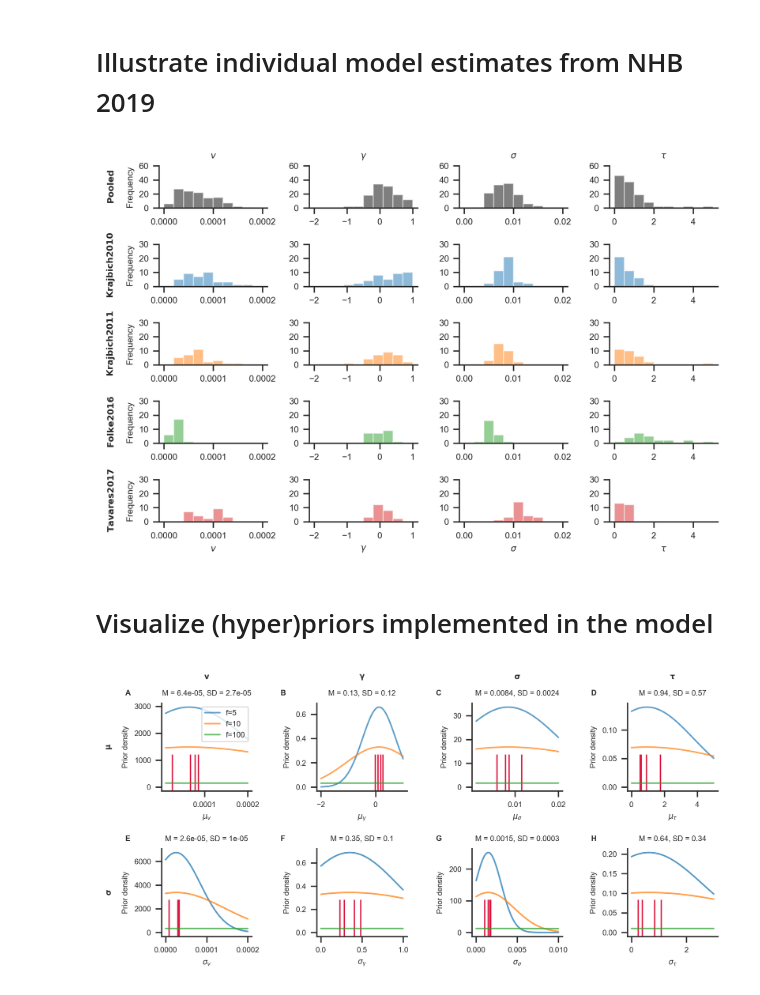
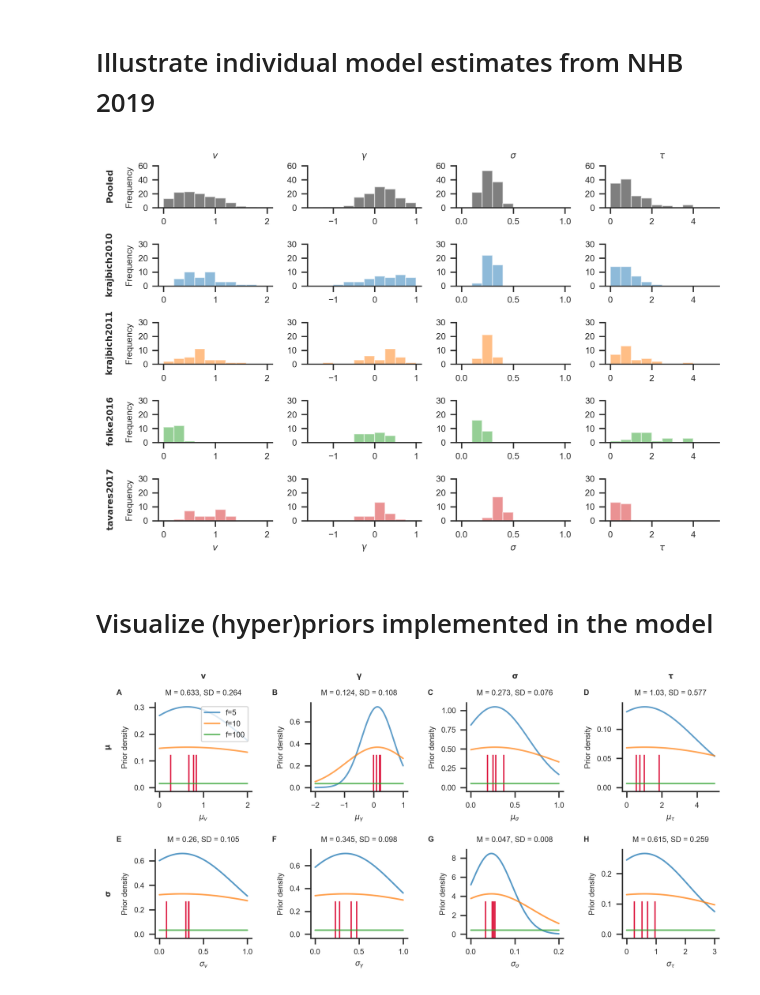
Before and after one commit to glamlab/glambox, a Jupyter notebook: SI_derivation_of_hyperpriors.ipynb, the cells around one changed output. Cells and saved outputs as stored; diff of their text form; code cells hidden in the pictures.

```diff
--- a/SI_derivation_of_hyperpriors.ipynb
+++ b/SI_derivation_of_hyperpriors.ipynb
@@ -20,20 +16,0 @@ The autoreload extension is already loaded. To reload it, use:
-# %%
-## Load individual estimates from NHB paper datasets
-path = '/Users/felixmolter/Desktop/gaze-bias-differences/results/estimates/in_sample/GLAM/'
-files = listdir(path)
-
-parameters = ['v', 'gamma', 's', 'tau']
-estimates = []
-
-for file in files:
-    subject = int(file.split('_')[1])
-    estimates_i = pd.read_csv(path + file, index_col=0)
-    df = pd.DataFrame(dict(subject=subject), index=[subject])
-    for parameter in parameters:
-        df[parameter] = estimates_i.loc[parameter + '__0_0', 'MAP']
-    estimates.append(df)
-
-estimates = pd.concat(estimates).sort_values('subject').reset_index(drop=True)
-estimates['dataset'] = 39 * ['Krajbich 2010'] + 30 * ['Krajbich 2011'] + 24 * ['Folke 2016'] + 25 * ['Tavares 2017']
-
-estimates.head(3)
@@ -44,0 +17,3 @@ estimates.head(3)
+# %%
+estimates = pd.read_csv('individual_estimates_sec_nhb2019.csv')
+estimates.head()
@@ -81,9 +63,9 @@ parameter_names = dict(v=r'$v$',
                        gamma=r'$\gamma$',
                        s=r'$\sigma$',
                        tau=r'$\tau$')
-limits = dict(v=(0, 0.0002),
-              gamma=(-2, 1),
-              s=(0, 0.02),
+limits = dict(v=(0, 2),
+              gamma=(-1.5, 1),
+              s=(0, 1),
               tau=(0, 5))
 fontsize = 7
 n_bins = 10
@@ -137,9 +119,11 @@ fig.tight_layout()
 sns.despine()
 plt.savefig('si/individual_estimates_nhb2019.png', dpi=330)
 # %% [output]
-[figure, old version]
+[figure, new version]
 # %% [markdown]
 # Visualize (hyper)priors implemented in the model
+# %%
+precision = dict(v=3, s=3, gamma=3, tau=3)
 # %%
 fontsize = 6
 fs = [5, 10, 100]
@@ -147,12 +131,12 @@ fs = [5, 10, 100]
 parameters = ['v', 'gamma', 's', 'tau']
 parameter_labels = dict(v='v', gamma='\gamma', s='\sigma', tau='\\tau')
 
-bounds = dict(v=dict(mu=(1e-5, 0.0002),
-                     sd=(0, 0.0002)),
+bounds = dict(v=dict(mu=(0, 2),
+                     sd=(0, 1)),
               gamma=dict(mu=(-2, 1),
                          sd=(0, 1)),
-              s=dict(mu=(0.001, 0.02),
-                     sd=(0, 0.01)),
+              s=dict(mu=(0, 1),
+                     sd=(0, 0.2)),
               tau=dict(mu=(0, 5),
                        sd=(0, 3)))
 
@@ -226,31 +210,31 @@ for p, parameter in enumerate(parameters):
         axs[1, p].plot(x_sd,
                        norm.pdf(x_sd,
                                 loc=sd_mean,
                                 scale=f*sd_sd),
                        color='C{}'.format(i),
                        alpha=0.75,
                        label='f={}'.format(f))
 
 # Legend
 axs[0, 0].legend(fontsize=fontsize)
 
 # Panel Labels
 from string import ascii_uppercase
 for label, ax in zip(list(ascii_uppercase), axs.ravel()):
     ax.tick_params(axis='both', which='major', labelsize=fontsize)
     ax.text(-0.4,
             1.15,
             label,
             transform=ax.transAxes,
             fontsize=fontsize,
             fontweight='bold',
             va='top')
 
 for ax in axs.ravel():
     ax.tick_params(axis='both', which='major', labelsize=fontsize)
 
 sns.despine()
 fig.tight_layout(h_pad=-0.2, w_pad=1.2)
 plt.savefig(join('si', 'hyperpriors.png'), dpi=330)
 # %% [output]
-[figure, old version]
+[figure, new version]
```
Also changed, not shown: parts of 4 cells of this notebook.
